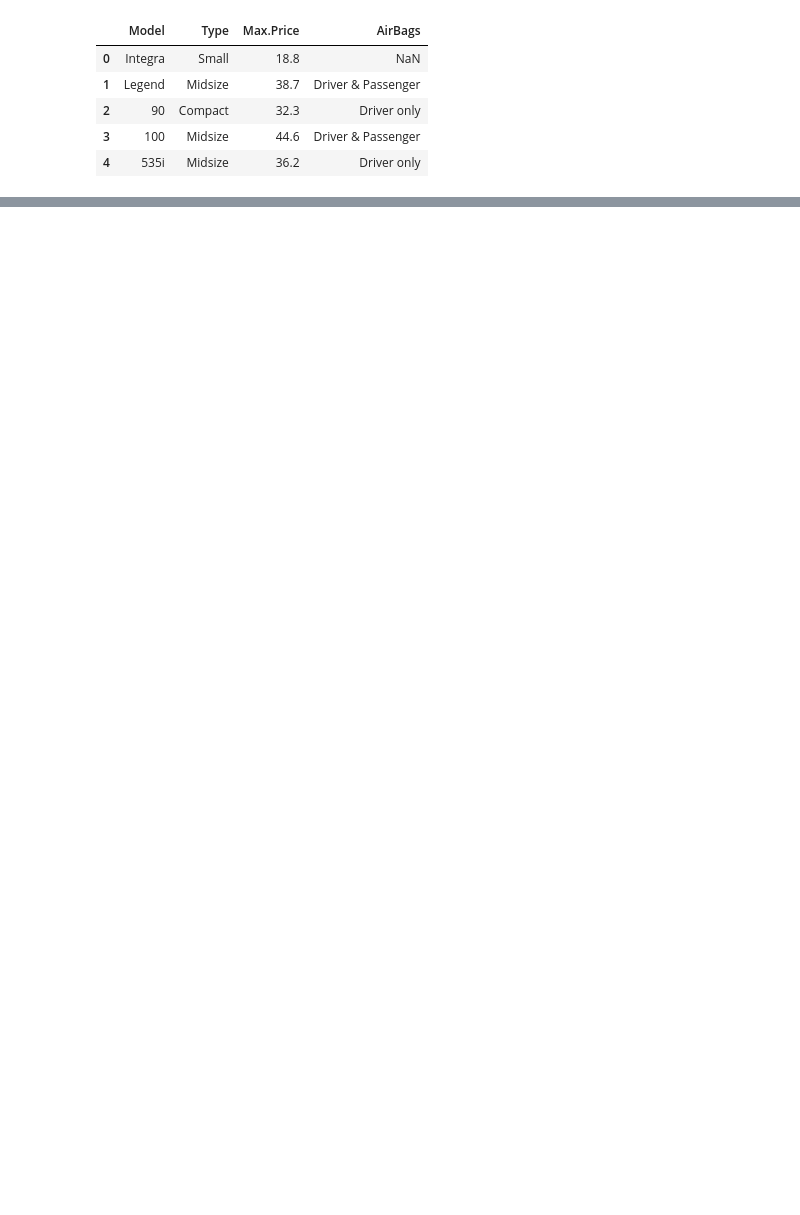
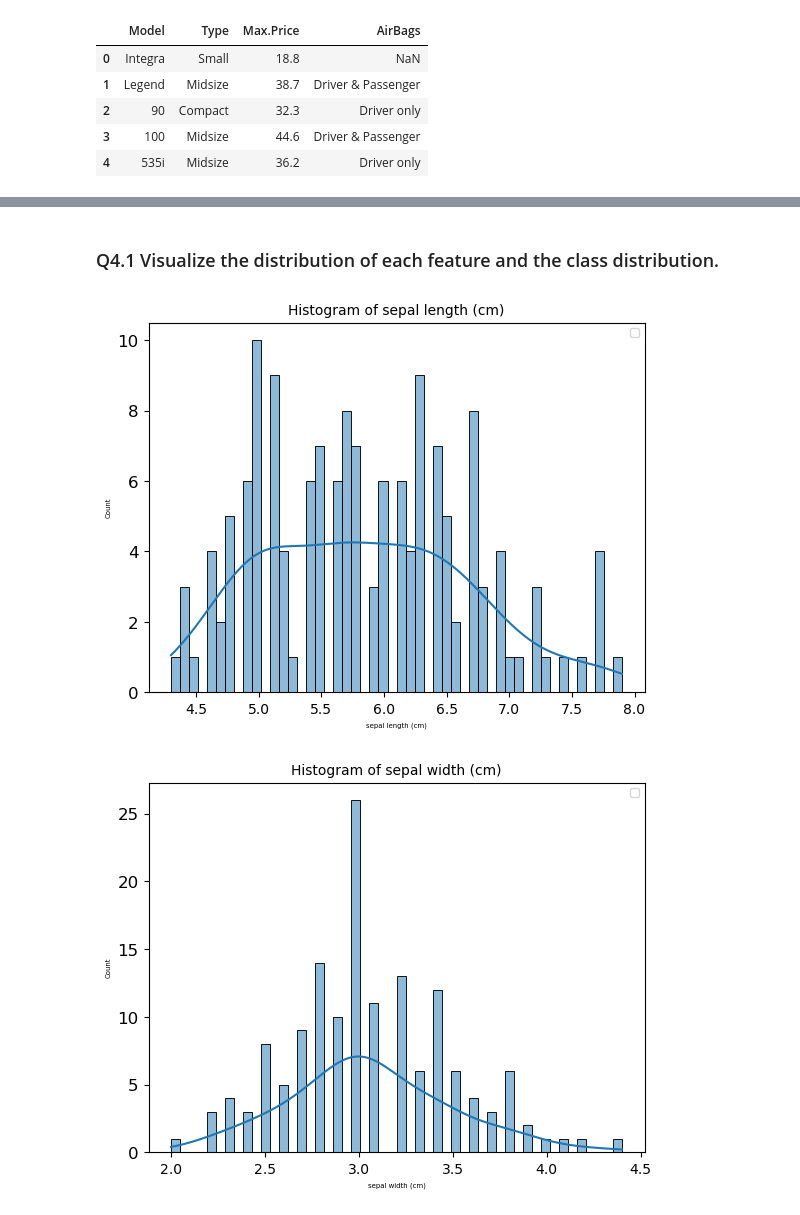
Before and after one commit to fastasturtlee/EDA, a Jupyter notebook: g24ait2004.ipynb, the cells around one changed output, grey strips where cells are left out. Cells and saved outputs as stored; diff of their text form; code cells hidden in the pictures; blank space fills up the shorter version.

```diff
--- a/g24ait2004.ipynb
+++ b/g24ait2004.ipynb
@@ -38,0 +310,5 @@ Ans:
+# %%
+irisData = datasets.load_iris()
+iris = pd.DataFrame(irisData.data, columns=irisData.feature_names)
+iris['species'] = [irisData.target_names[value] for value in irisData.target]
+iris
@@ -38,0 +329,9 @@ Ans:
+# %% [markdown]
+### Q4.1 Visualize the distribution of each feature and the class distribution.
+# %%
+
+
+visualDFdata(data=iris)
+# %% [output]
+[figure, added]
+[figure, added]
```
Also changed, not shown: parts of 44 cells of this notebook.
